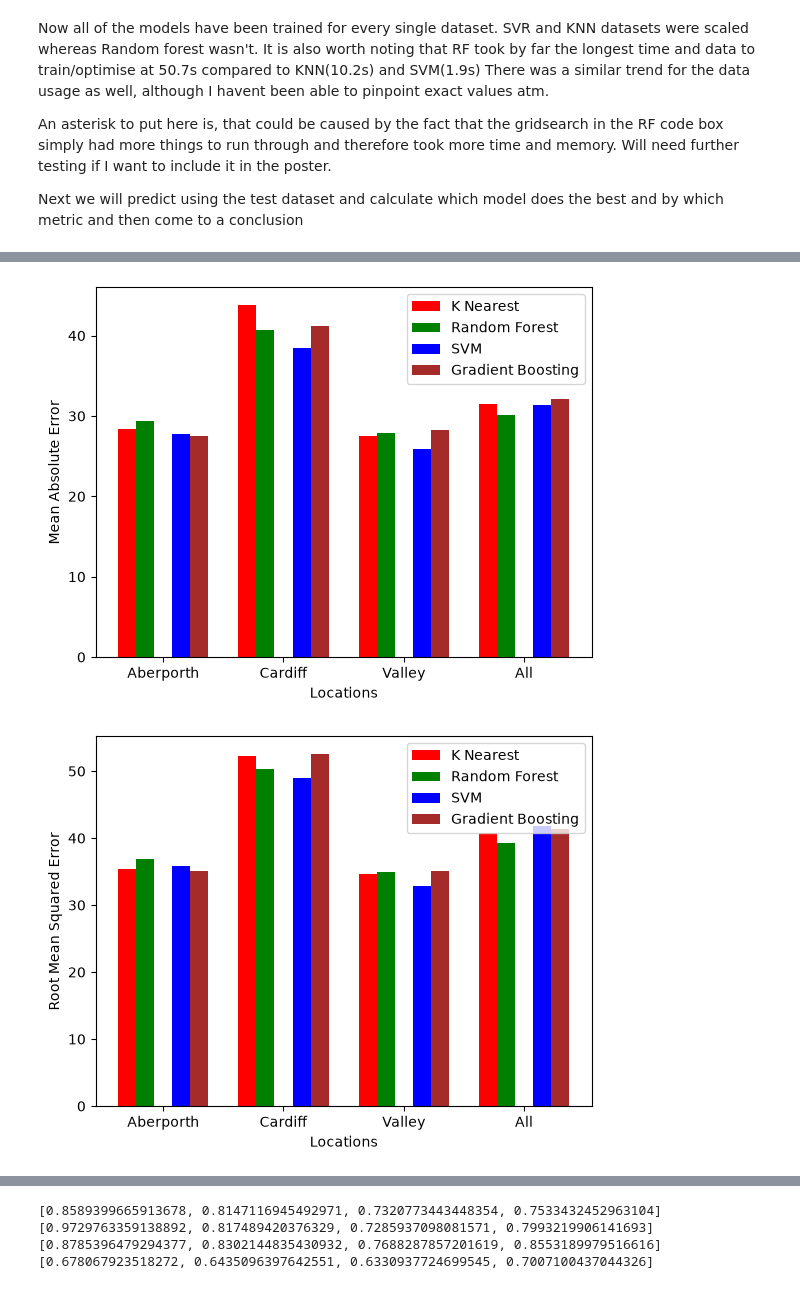
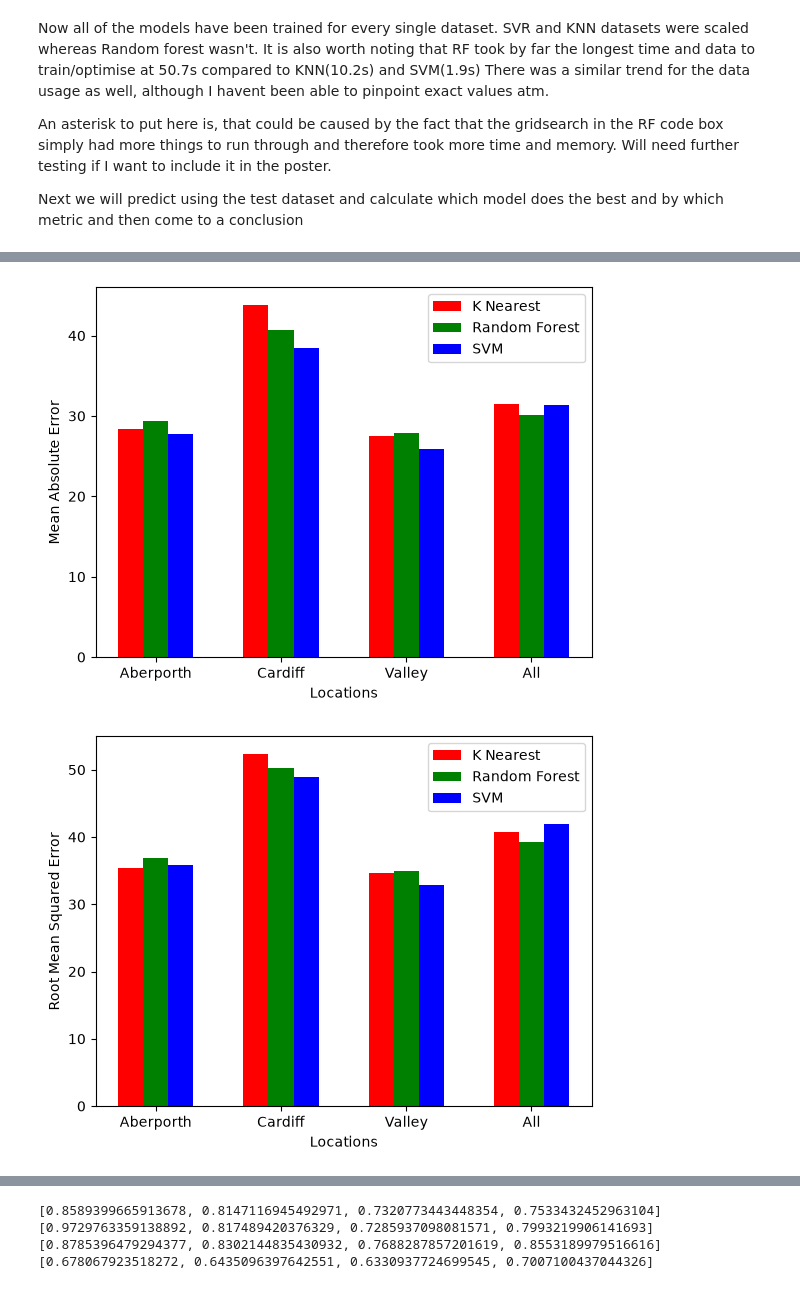
Before and after one commit to AtsDenli/Y2ML1.1, a Jupyter notebook: models.ipynb, the cells around one changed output, grey strips where cells are left out. Cells and saved outputs as stored; diff of their text form; code cells hidden in the pictures.

```diff
--- a/models.ipynb
+++ b/models.ipynb
@@ -238,32 +207,28 @@ def getMetrics(preds, true):
 aKnnPred = Aknn.best_estimator_.predict(aTestXScaled)
 aRfPred = aRf.best_estimator_.predict(aTestX)
 aSvrPred = aSvr.best_estimator_.predict(aTestXScaled)
-aGbPred = aGb.best_estimator_.predict(aTestX)
-aPreds = [aKnnPred, aRfPred, aSvrPred, aGbPred]
+aPreds = [aKnnPred, aRfPred, aSvrPred]
 aMSE, aMAE, aRMSE, aMAPE, aR2 = getMetrics(aPreds, aTestY)
 
 #Cardiff
 cKnnPred = Cknn.best_estimator_.predict(cTestXScaled)
 cRfPred = cRf.best_estimator_.predict(cTestX)
 cSvrPred = cSvr.best_estimator_.predict(cTestXScaled)
-cGbPred = cGb.best_estimator_.predict(cTestX)
-cPreds = [cKnnPred, cRfPred, cSvrPred, cGbPred]
+cPreds = [cKnnPred, cRfPred, cSvrPred]
 cMSE, cMAE, cRMSE, cMAPE, cR2 = getMetrics(cPreds, cTestY)
 
 #Valley
 vKnnPred = Vknn.best_estimator_.predict(vTestXScaled)
 vRfPred = vRf.best_estimator_.predict(vTestX)
 vSvrPred = vSvr.best_estimator_.predict(vTestXScaled)
-vGbPred = vGb.best_estimator_.predict(vTestX)
-vPreds = [vKnnPred, vRfPred, vSvrPred, vGbPred]
+vPreds = [vKnnPred, vRfPred, vSvrPred]
 vMSE, vMAE, vRMSE, vMAPE, vR2 = getMetrics(vPreds, vTestY)
 
 #All
 allKnnPred = Allknn.best_estimator_.predict(allTestXScaled)
 allRfPred = allRf.best_estimator_.predict(allTestX)
 allSvrPred = allSvr.best_estimator_.predict(allTestXScaled)
-allGbPred = allGb.best_estimator_.predict(allTestX)
-allPreds = [allKnnPred, allRfPred, allSvrPred, allGbPred]
+allPreds = [allKnnPred, allRfPred, allSvrPred]
 allMSE, allMAE, allRMSE, allMAPE, allR2 = getMetrics(allPreds, allTestY)
 # %%
 #Bar plots
@@ -272,61 +237,53 @@ x = np.arange(4)
 knnMSE = [aMSE[0], cMSE[0], vMSE[0], allMSE[0]]
 rfMSE = [aMSE[1], cMSE[1], vMSE[1], allMSE[1]]
 svrMSE = [aMSE[2], cMSE[2], vMSE[2], allMSE[2]]
-gbMSE = [aMSE[3], cMSE[3], vMSE[3], allMSE[3]]
-width = 0.15
-plt.bar(x-2*width, knnMSE, width, color='red')
-plt.bar(x-width, rfMSE, width, color='green')
+width = 0.2
+plt.bar(x-width, knnMSE, width, color='red')
+plt.bar(x, rfMSE, width, color='green')
 plt.bar(x+width, svrMSE, width, color='blue')
-plt.bar(x+2*width, gbMSE, width, color='brown')
 plt.xticks(x,['Aberporth', 'Cardiff', 'Valley', 'All'])
 plt.xlabel("Locations")
 plt.ylabel("Mean Squared Error")
-plt.legend(['K Nearest', 'Random Forest', 'SVM', "Gradient Boosting"])
+plt.legend(['K Nearest', 'Random Forest', 'SVM'])
 plt.show()
 
 #MAE
 knnMAE = [aMAE[0], cMAE[0], vMAE[0], allMAE[0]]
 rfMAE = [aMAE[1], cMAE[1], vMAE[1], allMAE[1]]
 svrMAE = [aMAE[2], cMAE[2], vMAE[2], allMAE[2]]
-gbMAE = [aMAE[3], cMAE[3], vMAE[3], allMAE[3]]
-plt.bar(x-2*width, knnMAE, width, color='red')
-plt.bar(x-width, rfMAE, width, color='green')
+plt.bar(x-width, knnMAE, width, color='red')
+plt.bar(x, rfMAE, width, color='green')
 plt.bar(x+width, svrMAE, width, color='blue')
-plt.bar(x+2*width, gbMAE, width, color='brown')
 plt.xticks(x,['Aberporth', 'Cardiff', 'Valley', 'All'])
 plt.xlabel("Locations")
 plt.ylabel("Mean Absolute Error")
-plt.legend(['K Nearest', 'Random Forest', 'SVM', "Gradient Boosting"])
+plt.legend(['K Nearest', 'Random Forest', 'SVM'])
 plt.show()
 
 #RMSE
 knnRMSE = [aRMSE[0], cRMSE[0], vRMSE[0], allRMSE[0]]
 rfRMSE = [aRMSE[1], cRMSE[1], vRMSE[1], allRMSE[1]]
 svrRMSE = [aRMSE[2], cRMSE[2], vRMSE[2], allRMSE[2]]
-gbRMSE = [aRMSE[3], cRMSE[3], vRMSE[3], allRMSE[3]]
-plt.bar(x-1.5*width, knnRMSE, width, color='red')
-plt.bar(x-0.5*width, rfRMSE, width, color='green')
+plt.bar(x-width, knnRMSE, width, color='red')
+plt.bar(x, rfRMSE, width, color='green')
 plt.bar(x+width, svrRMSE, width, color='blue')
-plt.bar(x+2*width, gbRMSE, width, color='brown')
 plt.xticks(x,['Aberporth', 'Cardiff', 'Valley', 'All'])
 plt.xlabel("Locations")
 plt.ylabel("Root Mean Squared Error")
-plt.legend(['K Nearest', 'Random Forest', 'SVM', "Gradient Boosting"])
+plt.legend(['K Nearest', 'Random Forest', 'SVM'])
 plt.show()
 
 #R2
 knnR2 = [aR2[0], cR2[0], vR2[0], allR2[0]]
 rfR2 = [aR2[1], cR2[1], vR2[1], allR2[1]]
 svrR2 = [aR2[2], cR2[2], vR2[2], allR2[2]]
-gbR2 = [aR2[3], cR2[3], vR2[3], allR2[3]]
-plt.bar(x-2*width, knnR2, width, color='red')
-plt.bar(x-width, rfR2, width, color='green')
+plt.bar(x-width, knnR2, width, color='red')
+plt.bar(x, rfR2, width, color='green')
 plt.bar(x+width, svrR2, width, color='blue')
-plt.bar(x+2*width, gbR2, width, color='brown')
 plt.xticks(x,['Aberporth', 'Cardiff', 'Valley', 'All'])
 plt.xlabel("Locations")
 plt.ylabel("R2 Value")
-plt.legend(['K Nearest', 'Random Forest', 'SVM', "Gradient Boosting"])
+plt.legend(['K Nearest', 'Random Forest', 'SVM'])
 plt.show()
 
 print(aMAPE)
@@ -338,2 +295,2 @@ print(allMAPE)
-[figure, old version]
+[figure, new version]
-[figure, old version]
+[figure, new version]
```
Also changed, not shown: parts of 3 cells of this notebook.
